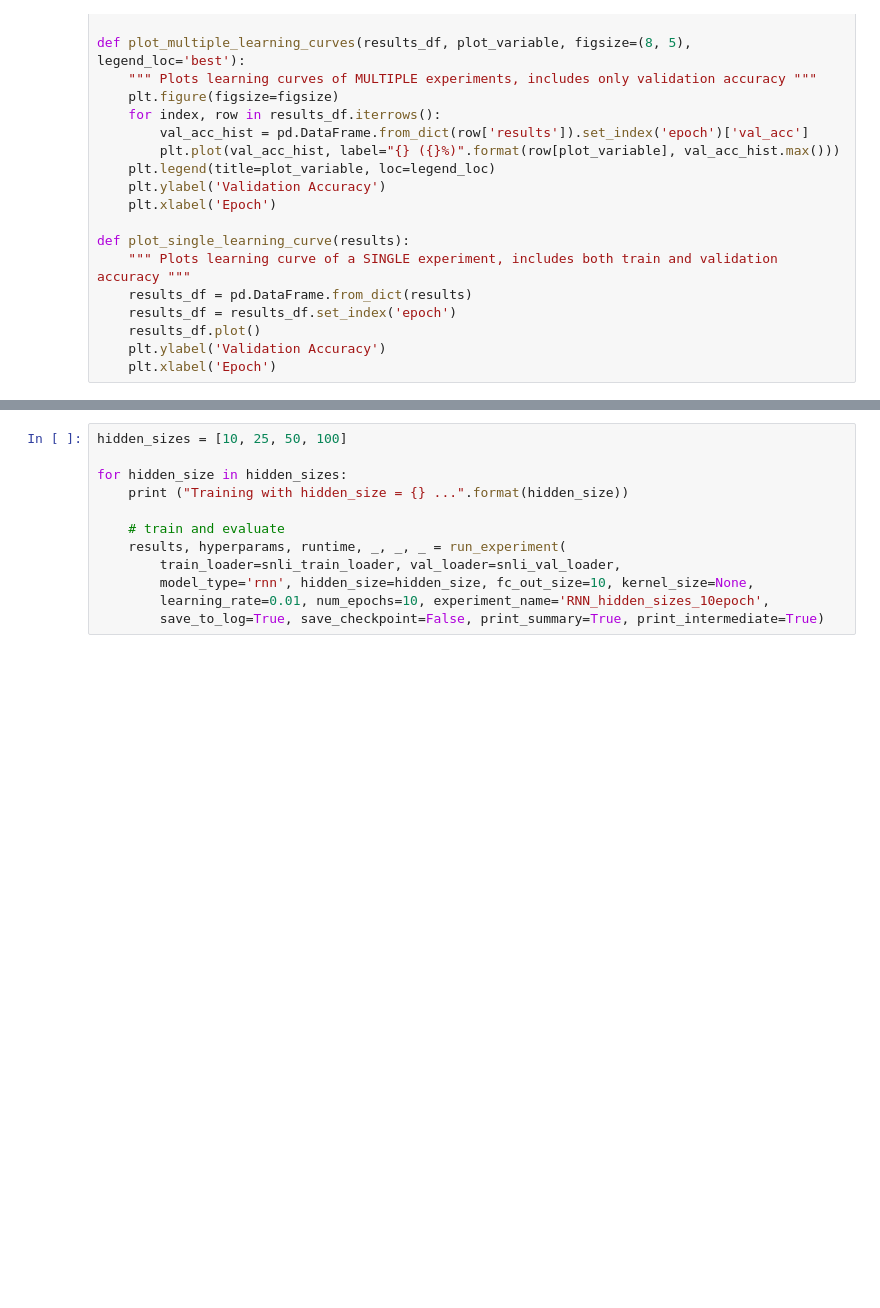
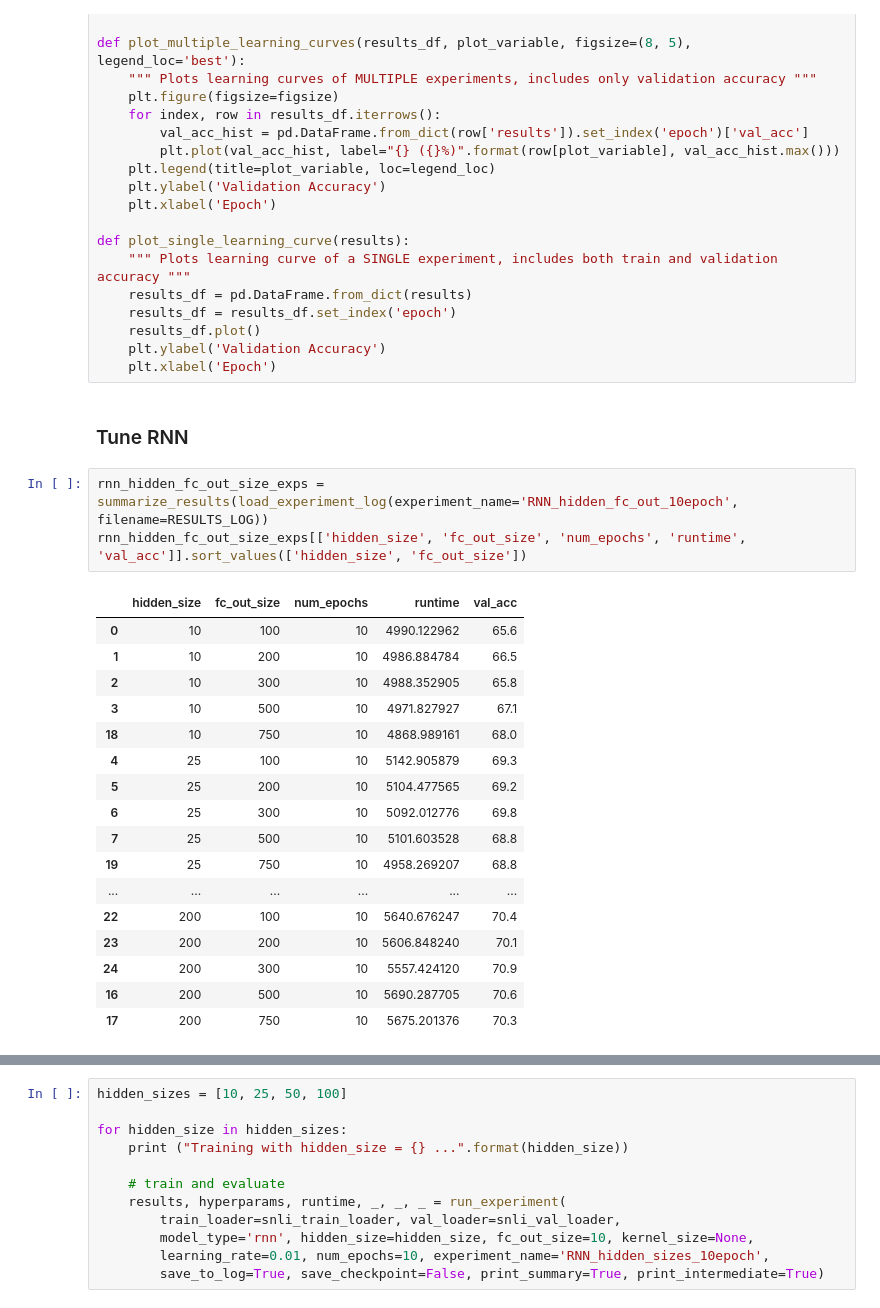
Before and after one commit to nyjgary/nlp-snli, a Jupyter notebook: nlp-snli.ipynb, the cells around one changed output, grey strips where cells are left out. Saved outputs shown, nothing was run; the diff lists cells and outputs as text; blank space fills up the shorter version.

```diff
--- a/nlp-snli.ipynb
+++ b/nlp-snli.ipynb
@@ -523,3 +587,26 @@ def plot_single_learning_curve(results):
     results_df.plot()
     plt.ylabel('Validation Accuracy')
     plt.xlabel('Epoch')
+# %% [markdown]
+### Tune RNN
+# %%
+rnn_hidden_fc_out_size_exps = summarize_results(load_experiment_log(experiment_name='RNN_hidden_fc_out_10epoch', filename=RESULTS_LOG))
+rnn_hidden_fc_out_size_exps[['hidden_size', 'fc_out_size', 'num_epochs', 'runtime', 'val_acc']].sort_values(['hidden_size', 'fc_out_size'])
+# %% [output]
+|  | hidden_size | fc_out_size | num_epochs | runtime | val_acc |
+| 0 | 10 | 100 | 10 | 4990.122962 | 65.6 |
+| 1 | 10 | 200 | 10 | 4986.884784 | 66.5 |
+| 2 | 10 | 300 | 10 | 4988.352905 | 65.8 |
+| 3 | 10 | 500 | 10 | 4971.827927 | 67.1 |
+| 18 | 10 | 750 | 10 | 4868.989161 | 68.0 |
+| 4 | 25 | 100 | 10 | 5142.905879 | 69.3 |
+| 5 | 25 | 200 | 10 | 5104.477565 | 69.2 |
+| 6 | 25 | 300 | 10 | 5092.012776 | 69.8 |
+| 7 | 25 | 500 | 10 | 5101.603528 | 68.8 |
+| 19 | 25 | 750 | 10 | 4958.269207 | 68.8 |
+| ... | ... | ... | ... | ... | ... |
+| 22 | 200 | 100 | 10 | 5640.676247 | 70.4 |
+| 23 | 200 | 200 | 10 | 5606.848240 | 70.1 |
+| 24 | 200 | 300 | 10 | 5557.424120 | 70.9 |
+| 16 | 200 | 500 | 10 | 5690.287705 | 70.6 |
+| 17 | 200 | 750 | 10 | 5675.201376 | 70.3 |
```
Also changed, not shown: parts of 19 cells of this notebook.
